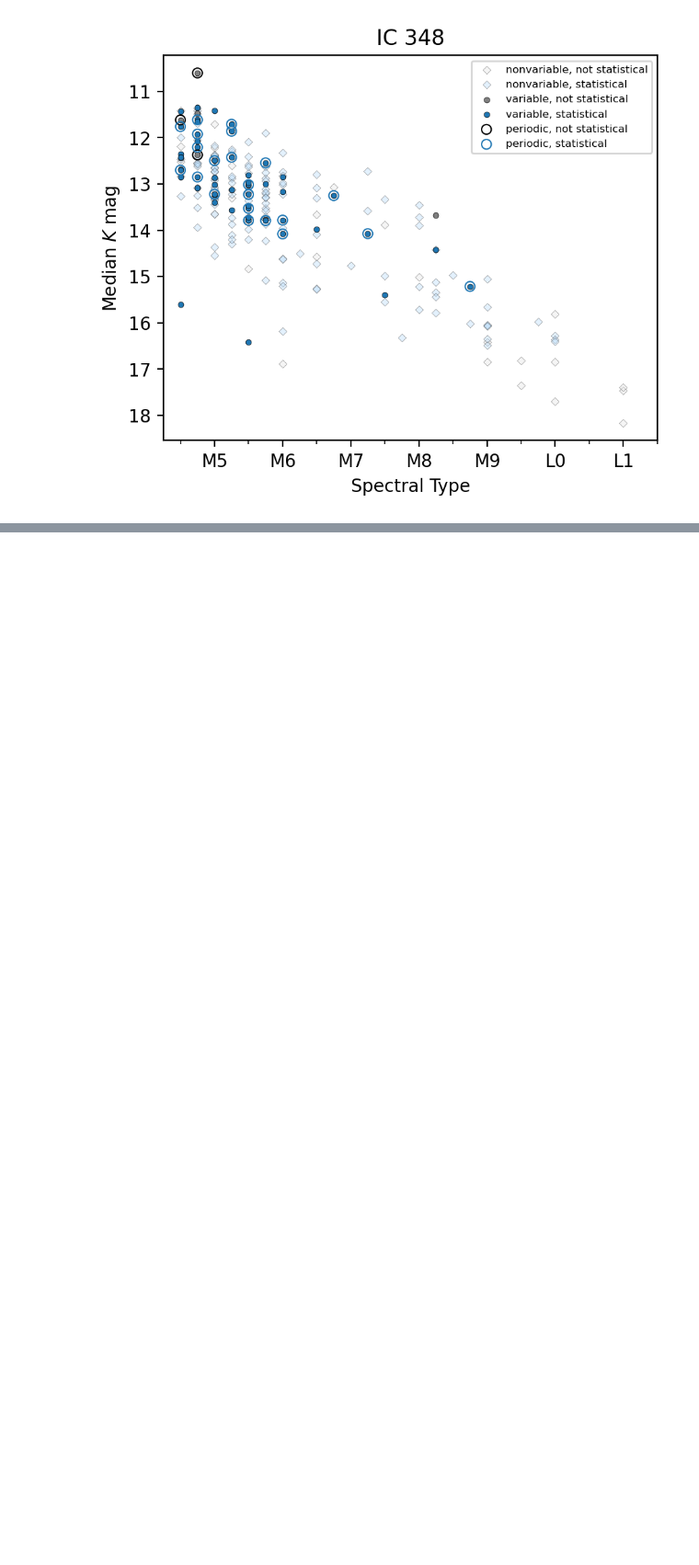
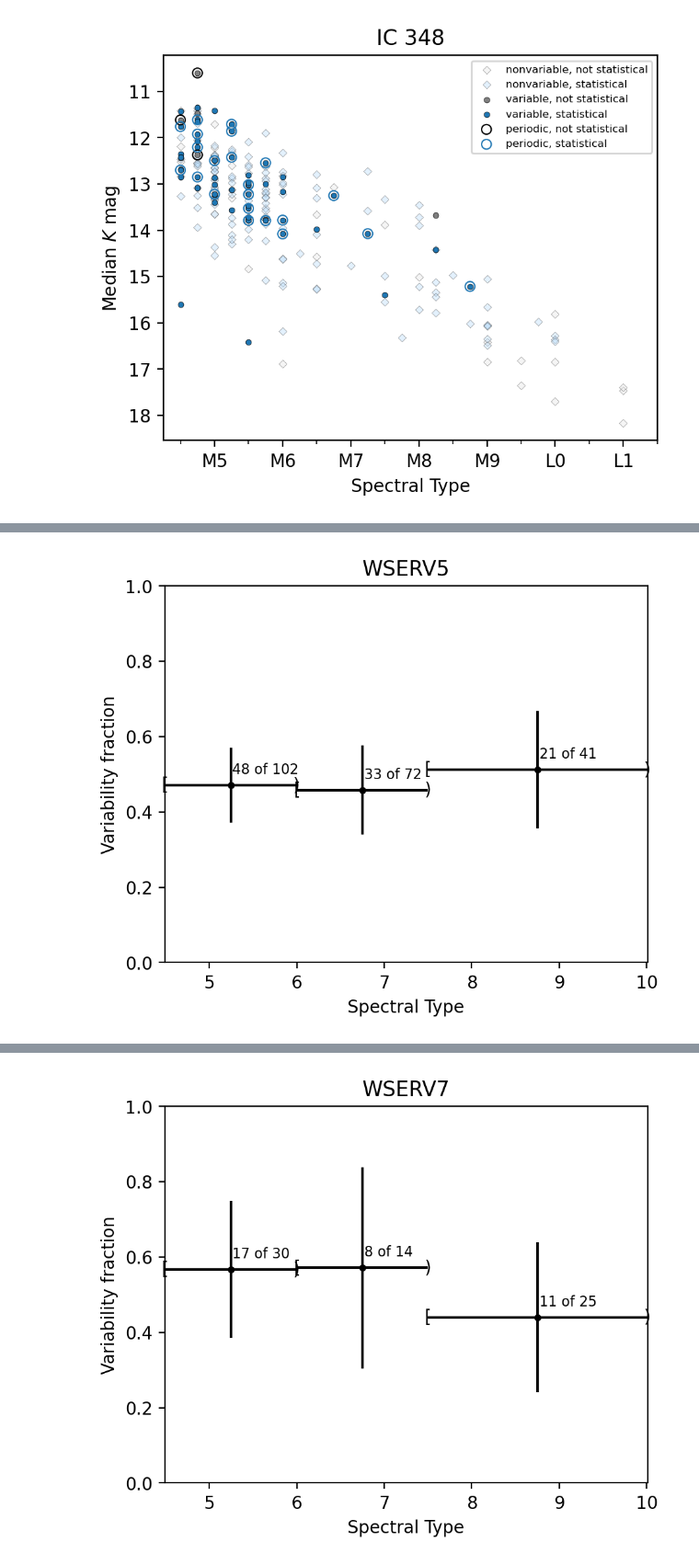
Before and after one commit to tomr-stargazer/Variability_Project_2020, a Jupyter notebook: wuvars/analysis/prototypes/March 1, 2022 variability notebook.ipynb, the cells around one changed output, grey strips where cells are left out. Shown at 92% size. Drawn from its saved outputs; the diff is of its cells as text; code cells hidden in the pictures; blank space fills up the shorter version.

Commit message:
lots of new stuff here

```diff
--- a/wuvars/analysis/prototypes/March 1, 2022 variability notebook.ipynb
+++ b/wuvars/analysis/prototypes/March 1, 2022 variability notebook.ipynb
@@ -500,0 +724,78 @@ v_subj: 6
+# %%
+# Variability fraction (binned) vs spectral type...
+
+# ok.
+
+# in each bin:
+# how many statisticals?
+# how many statisticals which are variable?
+
+for wserv in [5, 7, 8]:
+
+    print(f"WSERV{wserv}:")
+
+    ref = select_targets(wserv)
+    stat = select_targets(wserv, attr='statistical')
+    v2, v1 = select_stetson_variables(wserv)
+    v_per = select_periodic_variables(wserv)
+    v_subj = select_subjective_variables(wserv)
+
+    vv = select_variables(wserv)
+
+    # plot stuff appears below
+
+    x_match = reference_dict[wserv]
+    ds = spread[f"wserv{wserv}"]
+
+    x_crit = np.in1d(x_match.approved['SOURCEID'], ds.index[ref & stat])
+
+    nonvar = np.in1d(x_match.approved['SOURCEID'], ds.index[ref & ~stat & ~vv])
+    nonvar_stat = np.in1d(x_match.approved['SOURCEID'], ds.index[ref & stat & ~vv])
+    var = np.in1d(x_match.approved['SOURCEID'], ds.index[ref & vv & ~stat])
+    var_stat = np.in1d(x_match.approved['SOURCEID'], ds.index[ref & vv & stat])
+    per = np.in1d(x_match.approved['SOURCEID'], ds.index[ref & v_per & ~stat])
+    per_stat = np.in1d(x_match.approved['SOURCEID'], ds.index[ref & v_per & stat])
+
+
+    # loop through bins
+
+    bin_edges = [4.49, 6., 7.5, 10.01]
+    left_edges = bin_edges[:-1]
+    right_edges = bin_edges[1:]
+
+    print("")
+
+    fig = plt.figure(figsize=(5,4), dpi=200)
+    ax = fig.add_subplot(111)
+
+    for left, right in zip(left_edges, right_edges):
+
+        in_this_bin = (x_match.approved['SpT'] >= left) & (x_match.approved['SpT'] < right)
+        print(left, right)
+        print("In this bin : ", np.sum(in_this_bin))
+        bin_stat = np.sum(in_this_bin & x_crit)
+        print("In this bin & stat : ", bin_stat)
+        bin_var_stat = np.sum(in_this_bin & var_stat)
+        print("In this bin & stat & variable : ", bin_var_stat)
+        stat_var_fraction = bin_var_stat / bin_stat
+        errorbar_size = 1 / np.sqrt(bin_stat)
+        print("Variability fraction in this bin : ", stat_var_fraction)
+
+        print("")
+
+        ax.errorbar([(left+right)/2], [stat_var_fraction], fmt='k.', yerr=errorbar_size)
+        ax.hlines(y=stat_var_fraction, xmin=left, xmax=right, color='k')
+
+        ax.text((left+right)/2 + 0.02, stat_var_fraction + 0.03, f"{bin_var_stat} of {bin_stat}", fontsize=8)
+
+        center_dict = {'verticalalignment': 'center', 'horizontalalignment': 'center'}
+        ax.text(left, stat_var_fraction, "[", center_dict)
+        ax.text(right, stat_var_fraction, ")", center_dict)
+
+    plt.xlim(bin_edges[0], bin_edges[-1])
+    plt.ylim(0, 1)
+    plt.title("WSERV" + str(wserv))
+    plt.xlabel("Spectral Type")
+    plt.ylabel("Variability fraction")
+    plt.show()
+# %% [output]
@@ -500,0 +822 @@ v_subj: 6
+[figure, added]
@@ -500,0 +843 @@ v_subj: 6
+[figure, added]
```
Also changed, not shown: parts of 14 cells of this notebook.
